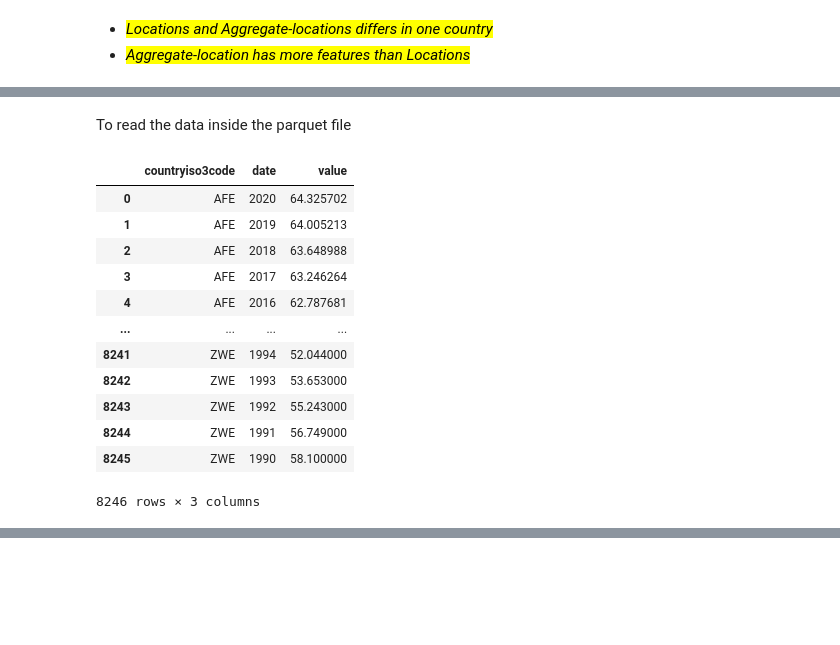
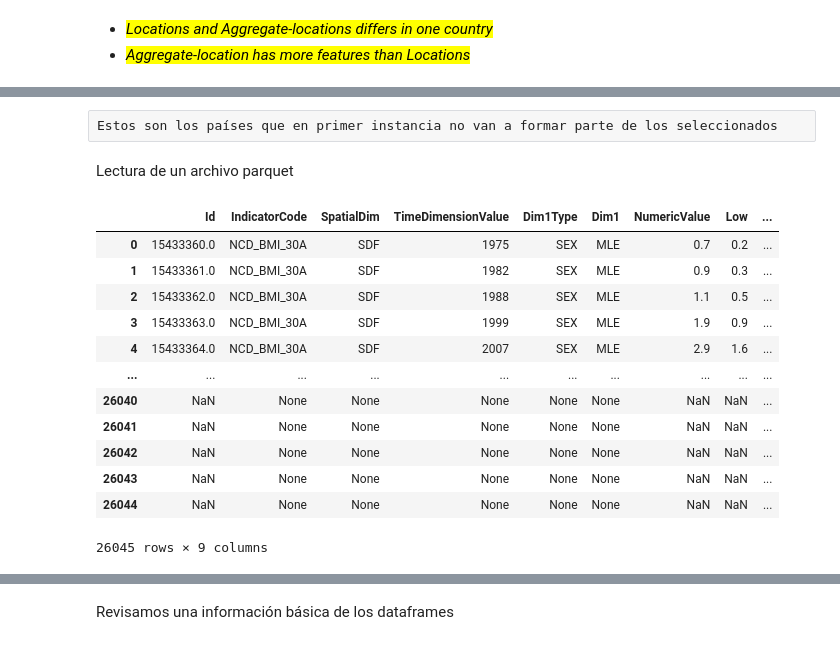
Before and after one commit to jorgeav527/life-expectancy, a Jupyter notebook: draft/API_UNPD.ipynb, the cells around one changed output, grey strips where cells are left out. Saved outputs shown, nothing was run; the diff lists cells and outputs as text; code cells hidden in the pictures; blank space fills up the shorter version.

```diff
--- a/draft/API_UNPD.ipynb
+++ b/draft/API_UNPD.ipynb
@@ -476,22 +459,25 @@ KeyboardInterrupt:
 [interactive output not drawn]
+# %% [raw]
+Estos son los países que en primer instancia no van a formar parte de los seleccionados
 # %% [markdown]
-To read the data inside the parquet file
+Lectura de un archivo parquet
 # %%
-read_data = pd.read_parquet("../datasets/df_TWB_SP.DYN.LE00.IN.parquet")
+read_data = pd.read_parquet("../data_lake/df_OMS_NCD_BMI_30A.parquet")
 read_data
-# read_data[read_data["TimeDim"] == 2019]
 # %% [output]
-|  | countryiso3code | date | value |
-| 0 | AFE | 2020 | 64.325702 |
-| 1 | AFE | 2019 | 64.005213 |
-| 2 | AFE | 2018 | 63.648988 |
-| 3 | AFE | 2017 | 63.246264 |
-| 4 | AFE | 2016 | 62.787681 |
-| ... | ... | ... | ... |
-| 8241 | ZWE | 1994 | 52.044000 |
-| 8242 | ZWE | 1993 | 53.653000 |
-| 8243 | ZWE | 1992 | 55.243000 |
-| 8244 | ZWE | 1991 | 56.749000 |
-| 8245 | ZWE | 1990 | 58.100000 |
+|  | Id | IndicatorCode | SpatialDim | TimeDimensionValue | Dim1Type | Dim1 | NumericValue | Low | ... |
+| 0 | 15433360.0 | NCD_BMI_30A | SDF | 1975 | SEX | MLE | 0.7 | 0.2 | ... |
+| 1 | 15433361.0 | NCD_BMI_30A | SDF | 1982 | SEX | MLE | 0.9 | 0.3 | ... |
+| 2 | 15433362.0 | NCD_BMI_30A | SDF | 1988 | SEX | MLE | 1.1 | 0.5 | ... |
+| 3 | 15433363.0 | NCD_BMI_30A | SDF | 1999 | SEX | MLE | 1.9 | 0.9 | ... |
+| 4 | 15433364.0 | NCD_BMI_30A | SDF | 2007 | SEX | MLE | 2.9 | 1.6 | ... |
+| ... | ... | ... | ... | ... | ... | ... | ... | ... | ... |
+| 26040 | NaN | None | None | None | None | None | NaN | NaN | ... |
+| 26041 | NaN | None | None | None | None | None | NaN | NaN | ... |
+| 26042 | NaN | None | None | None | None | None | NaN | NaN | ... |
+| 26043 | NaN | None | None | None | None | None | NaN | NaN | ... |
+| 26044 | NaN | None | None | None | None | None | NaN | NaN | ... |
-8246 rows × 3 columns
+26045 rows × 9 columns
 [interactive output not drawn]
+# %% [markdown]
+Revisamos una información básica de los dataframes
```
Also changed, not shown: parts of 40 cells of this notebook, 2 other files.
